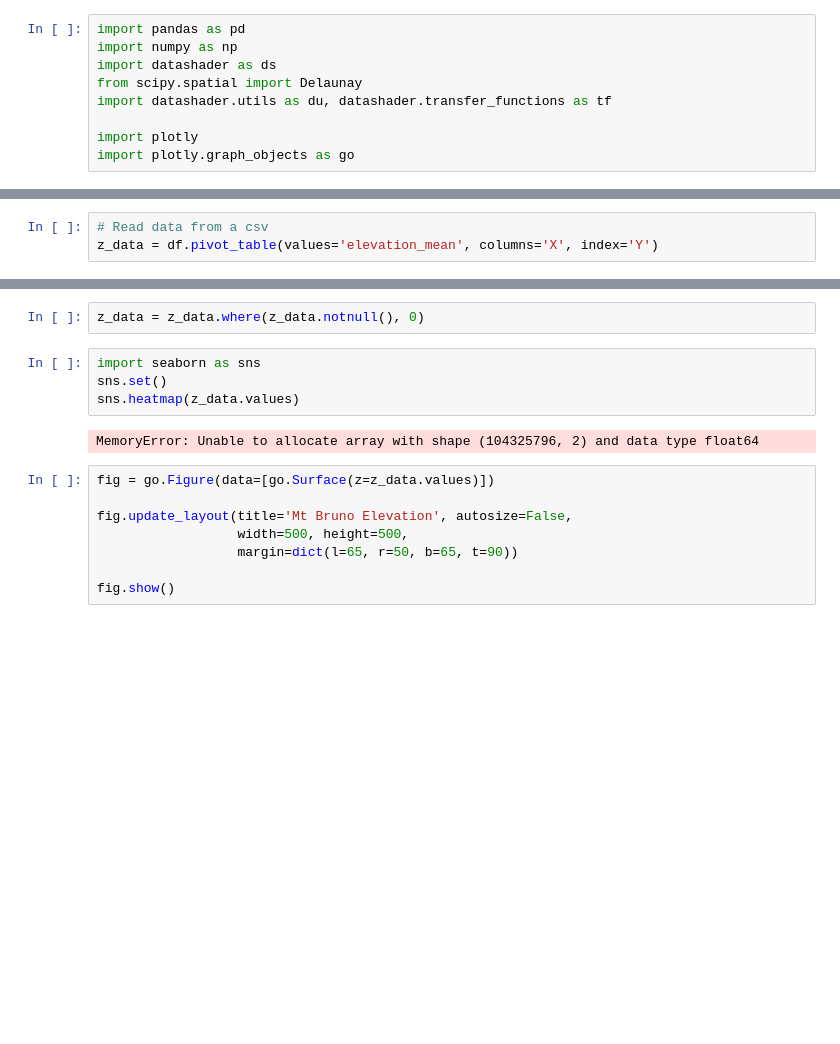
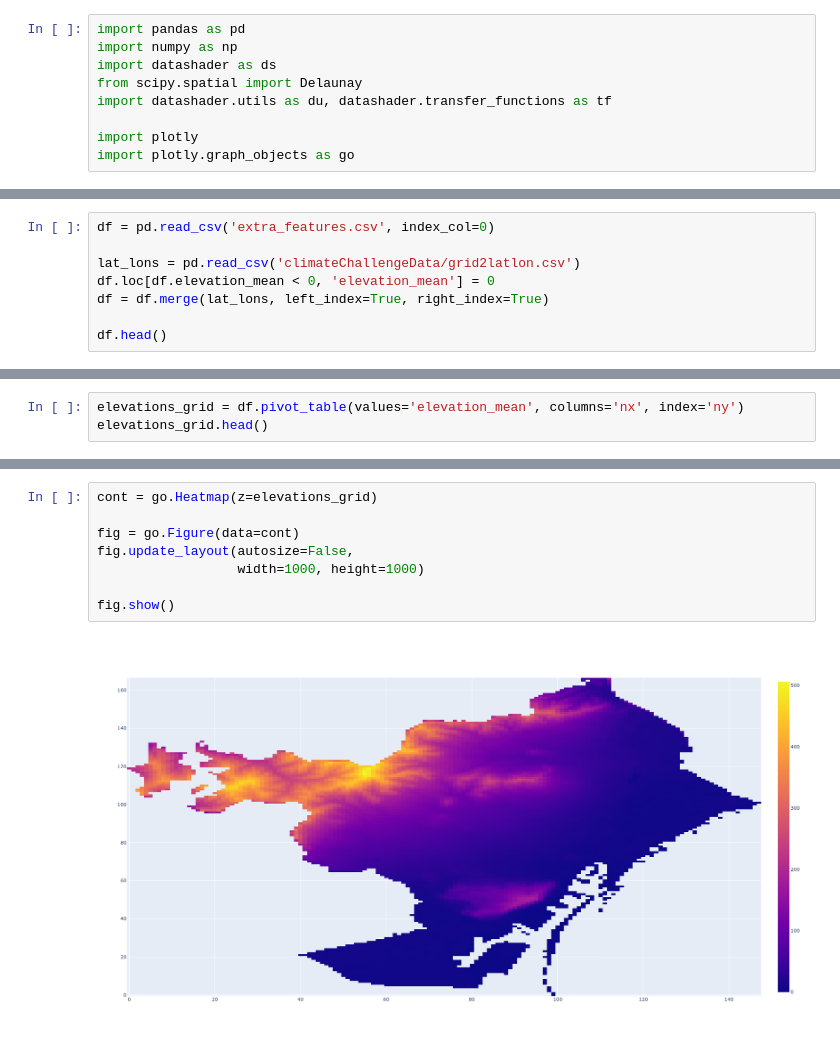
Before and after one commit to BielStela/climate_challenge, a Jupyter notebook: presentacio_viz.ipynb, the cells around one changed output, grey strips where cells are left out. Drawn from its saved outputs; the diff is of its cells as text; blank space fills up the shorter version.

```diff
--- a/presentacio_viz.ipynb
+++ b/presentacio_viz.ipynb
@@ -38,0 +10,8 @@ tf.shade(cvs.trimesh(df[['X', 'Y', 'green_co_1']], tris))
+# %%
+df = pd.read_csv('extra_features.csv', index_col=0)
+
+lat_lons = pd.read_csv('climateChallengeData/grid2latlon.csv')
+df.loc[df.elevation_mean < 0, 'elevation_mean'] = 0
+df = df.merge(lat_lons, left_index=True, right_index=True)
+
+df.head()
@@ -39,3 +25,3 @@ tf.shade(cvs.trimesh(df[['X', 'Y', 'green_co_1']], tris))
 # %%
-# Read data from a csv
-z_data = df.pivot_table(values='elevation_mean', columns='X', index='Y')
+elevations_grid = df.pivot_table(values='elevation_mean', columns='nx', index='ny')
+elevations_grid.head()
@@ -42,16 +37,10 @@ z_data = df.pivot_table(values='elevation_mean', columns='X', index='Y')
-# %%
-z_data = z_data.where(z_data.notnull(), 0)
-# %%
-import seaborn as sns
-sns.set()
-sns.heatmap(z_data.values)
-# %% [output]
-MemoryError: Unable to allocate array with shape (104325796, 2) and data type float64
-# %%
-fig = go.Figure(data=[go.Surface(z=z_data.values)])
-
-fig.update_layout(title='Mt Bruno Elevation', autosize=False,
-                  width=500, height=500,
-                  margin=dict(l=65, r=50, b=65, t=90))
-
-fig.show()
+# %%
+cont = go.Heatmap(z=elevations_grid)
+
+fig = go.Figure(data=cont)
+fig.update_layout(autosize=False,
+                  width=1000, height=1000)
+
+fig.show()
+# %% [output]
+[figure, added]
```
Also changed, not shown: parts of 8 cells of this notebook.
